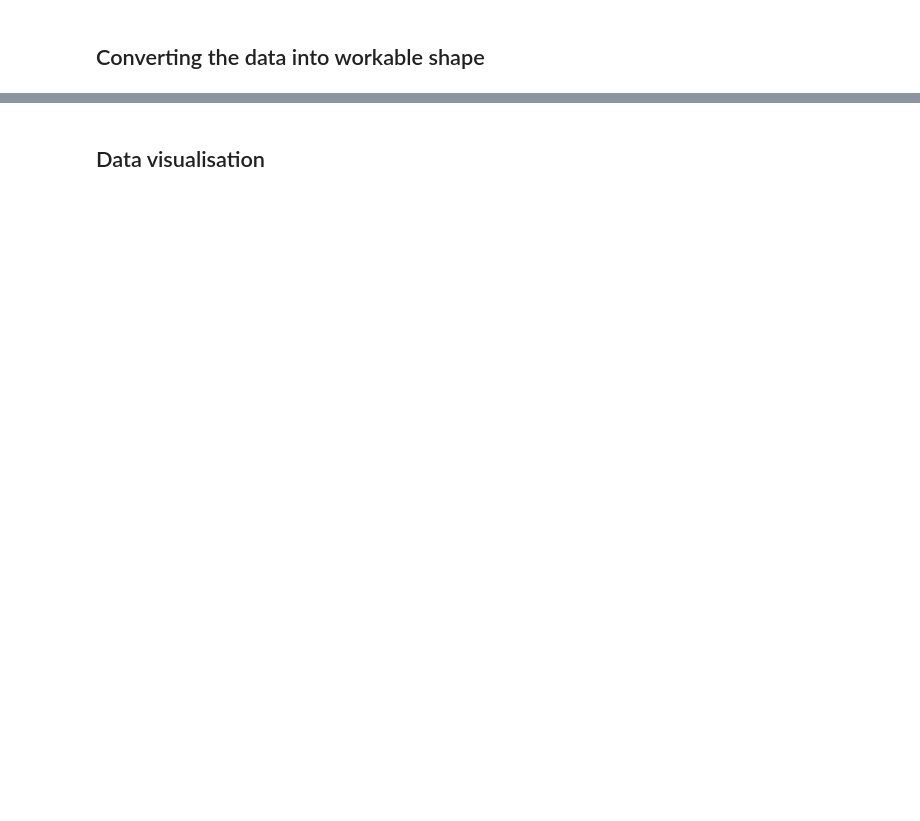
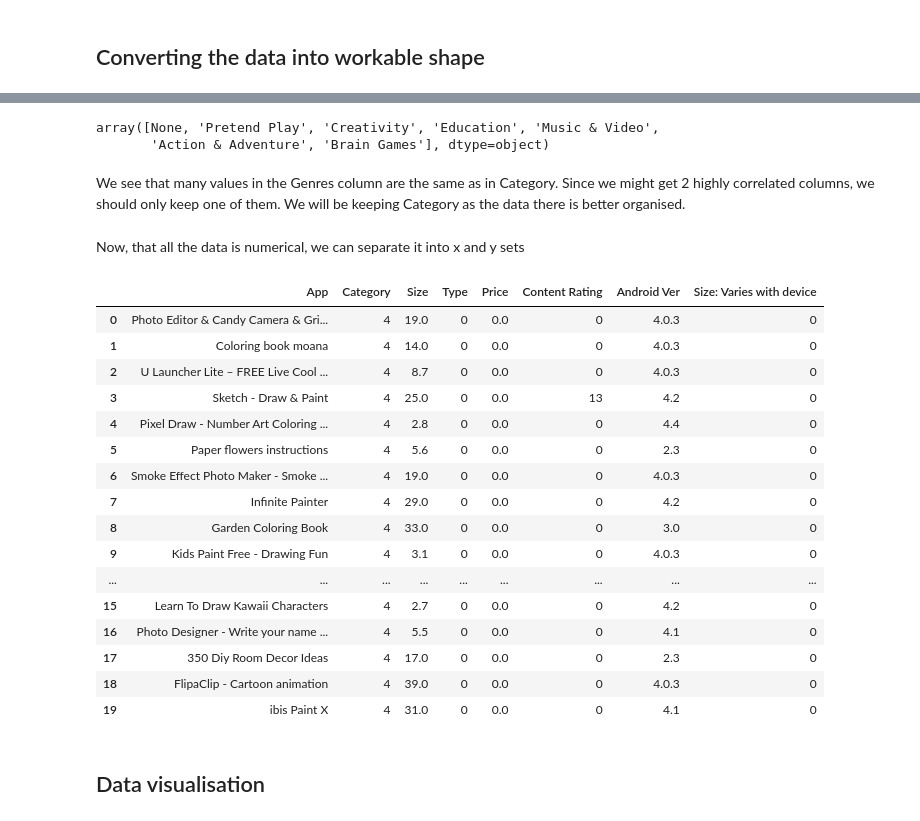
Before and after one commit to Iliaromanov/Google-Play-App-Rating-Prediction, a Jupyter notebook: data_exploration.ipynb, the cells around one changed output, grey strips where cells are left out. Drawn from its saved outputs; the diff is of its cells as text; code cells hidden in the pictures; blank space fills up the shorter version.

```diff
--- a/data_exploration.ipynb
+++ b/data_exploration.ipynb
@@ -162,0 +216,6 @@ app_data['Type'] = labelencoder.fit_transform(app_data['Type'])
+# %%
+app_data["Size: Varies with device"] = (pd.get_dummies(app_data["Size"]))["nan"]
+imp_size = SimpleImputer(missing_values= np.nan ,strategy = "mean")
+imp_size.fit(pd.DataFrame(app_data["Size"]))
+app_data["Size"] = (imp_size.transform(pd.DataFrame(app_data["Size"]))).astype("float")
+app_data.head()
@@ -162,0 +257,13 @@ app_data['Type'] = labelencoder.fit_transform(app_data['Type'])
+# %%
+n = app_data["Category"].unique()
+c = []
+for i in n:
+    c.append([app_data[(app_data["Category"] == i)]["Category"].count(), i])
+c.sort()
+
+r = range(33)
+
+for i,j in zip(c, r):
+    app_data["Category"] = (app_data["Category"].replace(i[1], j, regex=True))
+
+app_data["Category"] = app_data["Category"].astype("int")
@@ -163,2 +286,44 @@ app_data['Type'] = labelencoder.fit_transform(app_data['Type'])
+# %%
+app_data[["Genre1", "Genre2"]] = app_data["Genres"].str.split(";", expand = True)
+app_data = app_data.drop(["Genres"], axis=1)
+# %%
+app_data["Genre2"].unique()
+# %% [output]
+array([None, 'Pretend Play', 'Creativity', 'Education', 'Music & Video',
+       'Action & Adventure', 'Brain Games'], dtype=object)
+# %% [markdown]
+We see that many values in the Genres column are the same as in Category. Since we might get 2 highly correlated columns, we should only keep one of them. We will be keeping Category as the data there is better organised.
+# %%
+app_data = app_data.drop(["Genre1", "Genre2"], axis=1)
+# %% [markdown]
+Now, that all the data is numerical, we can separate it into x and y sets
+# %%
+# Create df for Rating
+# the y df
+app_data_y = pd.to_numeric(app_data["Rating"], downcast = "float")
+app_data_y.head()
+
+# Create df for the Rest of the features
+# the x df
+app_data_x = app_data.drop(["Rating"], axis = 1)
+app_data_x.head(20)
+# %% [output]
+|  | App | Category | Size | Type | Price | Content Rating | Android Ver | Size: Varies with device |
+| 0 | Photo Editor & Candy Camera & Gri... | 4 | 19.0 | 0 | 0.0 | 0 | 4.0.3 | 0 |
+| 1 | Coloring book moana | 4 | 14.0 | 0 | 0.0 | 0 | 4.0.3 | 0 |
+| 2 | U Launcher Lite – FREE Live Cool ... | 4 | 8.7 | 0 | 0.0 | 0 | 4.0.3 | 0 |
+| 3 | Sketch - Draw & Paint | 4 | 25.0 | 0 | 0.0 | 13 | 4.2 | 0 |
+| 4 | Pixel Draw - Number Art Coloring ... | 4 | 2.8 | 0 | 0.0 | 0 | 4.4 | 0 |
+| 5 | Paper flowers instructions | 4 | 5.6 | 0 | 0.0 | 0 | 2.3 | 0 |
+| 6 | Smoke Effect Photo Maker - Smoke ... | 4 | 19.0 | 0 | 0.0 | 0 | 4.0.3 | 0 |
+| 7 | Infinite Painter | 4 | 29.0 | 0 | 0.0 | 0 | 4.2 | 0 |
+| 8 | Garden Coloring Book | 4 | 33.0 | 0 | 0.0 | 0 | 3.0 | 0 |
+| 9 | Kids Paint Free - Drawing Fun | 4 | 3.1 | 0 | 0.0 | 0 | 4.0.3 | 0 |
+| ... | ... | ... | ... | ... | ... | ... | ... | ... |
+| 15 | Learn To Draw Kawaii Characters | 4 | 2.7 | 0 | 0.0 | 0 | 4.2 | 0 |
+| 16 | Photo Designer - Write your name ... | 4 | 5.5 | 0 | 0.0 | 0 | 4.1 | 0 |
+| 17 | 350 Diy Room Decor Ideas | 4 | 17.0 | 0 | 0.0 | 0 | 2.3 | 0 |
+| 18 | FlipaClip - Cartoon animation | 4 | 39.0 | 0 | 0.0 | 0 | 4.0.3 | 0 |
+| 19 | ibis Paint X | 4 | 31.0 | 0 | 0.0 | 0 | 4.1 | 0 |
 # %% [markdown]
 ## Data visualisation
```
Also changed, not shown: parts of 29 cells of this notebook.
